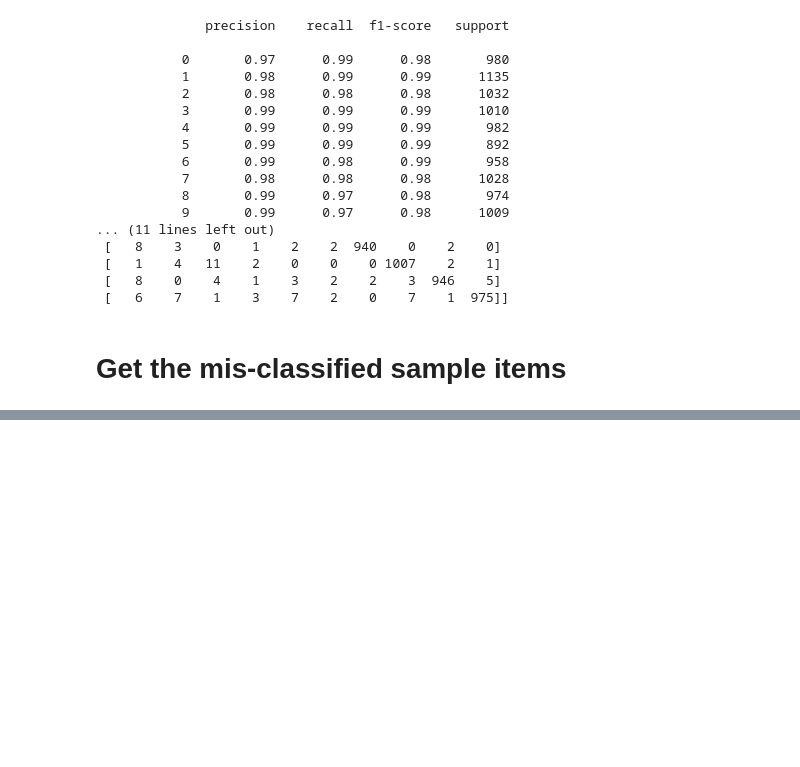
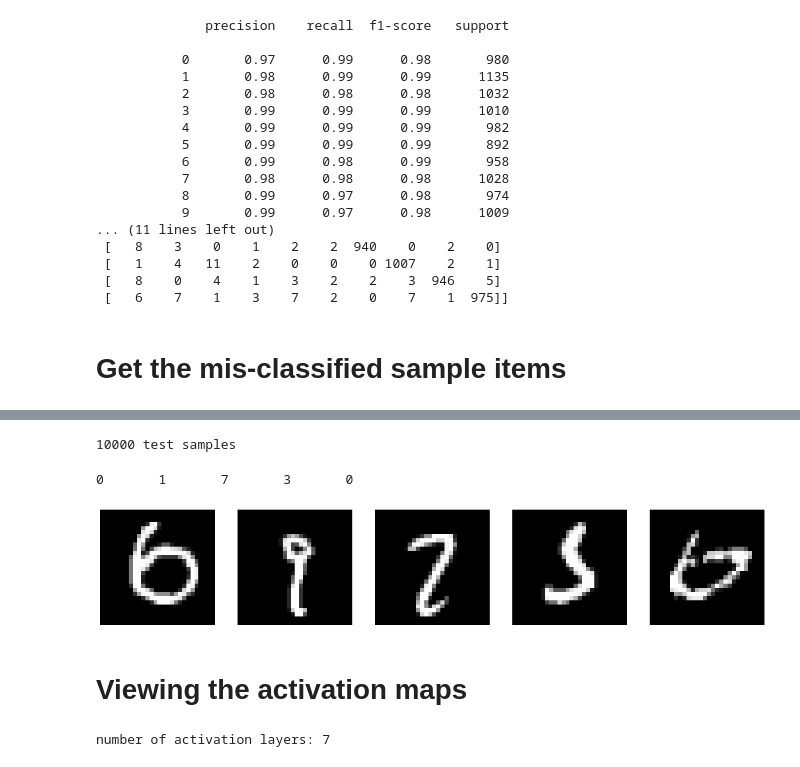
Before and after one commit to CWanjohi/SimpleImageClassifier, a Jupyter notebook: DIP_Coursework.ipynb, the cells around one changed output, grey strips where cells are left out. Saved outputs shown, nothing was run; the diff lists cells and outputs as text; code cells hidden in the pictures; blank space fills up the shorter version.

```diff
--- a/DIP_Coursework.ipynb
+++ b/DIP_Coursework.ipynb
@@ -389,3 +390,16 @@ print(confusion_matrix(np.argmax(y_test,axis=1),y_pred))
  [   6    7    1    3    7    2    0    7    1  975]]
 # %% [markdown]
 # Get the mis-classified sample items
+# %%
+import cv2
+
+#load dataset
+(x_train,y_train),(x_test,y_test) = mnist.load_data()
+
+#use numpy to create an array to store a value of 1 when misclassification occurs
+
+result = np.absolute(y_test - y_pred)
+result_indices = np.nonzero(result>0)
+
+#display indices of the misclass
+print('Indices of misclassified sample items are \n'+str(result_indices))
@@ -391,0 +424,35 @@ print(confusion_matrix(np.argmax(y_test,axis=1),y_pred))
+# %%
+#show a sample of the misclassfied sample item
+img_rows = x_train[0].shape[0]
+img_columns = x_train[0].shape[1]
+x_test = x_test.reshape(x_test.shape[0], img_rows, img_columns, 1)
+
+#store the shape of a single image
+input_shape = (img_rows,img_columns,1)
+
+#change image type to float32
+x_train = x_train.astype('float32')
+x_test = x_test.astype('float32')
+
+#normalize the data by changing the range
+x_test /= 255.0
+y_test = to_categorical(y_test)
+print(x_test.shape[0], 'test samples')
+# %% [output]
+10000 test samples
+# %%
+import matplotlib.pyplot as plt
+
+figure = plt.figure(figsize=(20,20))
+for i in range(5):
+  figure.add_subplot(1,5,i+1)
+  index = result_indices[0][i]
+  plt.imshow(x_test[index,:,:,0],cmap='gray')
+  plt.axis('off')
+  prediction = np.squeeze(np.argmax(model.predict(x_test[index].reshape(1,28,28,1)),axis=1),axis=0)
+  print(prediction, end='\t')
+# %% [output]
+0       1       7       3       0
+[figure, added]
+# %% [markdown]
+# Viewing the activation maps
@@ -391,0 +473,8 @@ print(confusion_matrix(np.argmax(y_test,axis=1),y_pred))
+# %%
+#run the model in predict mode to get the activation layers
+# when an image is read, it returns the values of the activation
+
+activations = activation_model.predict(img_tensor)
+print("number of activation layers: "+ str(len(activations)))
+# %% [output]
+number of activation layers: 7
```
Also changed, not shown: parts of 9 cells of this notebook.
